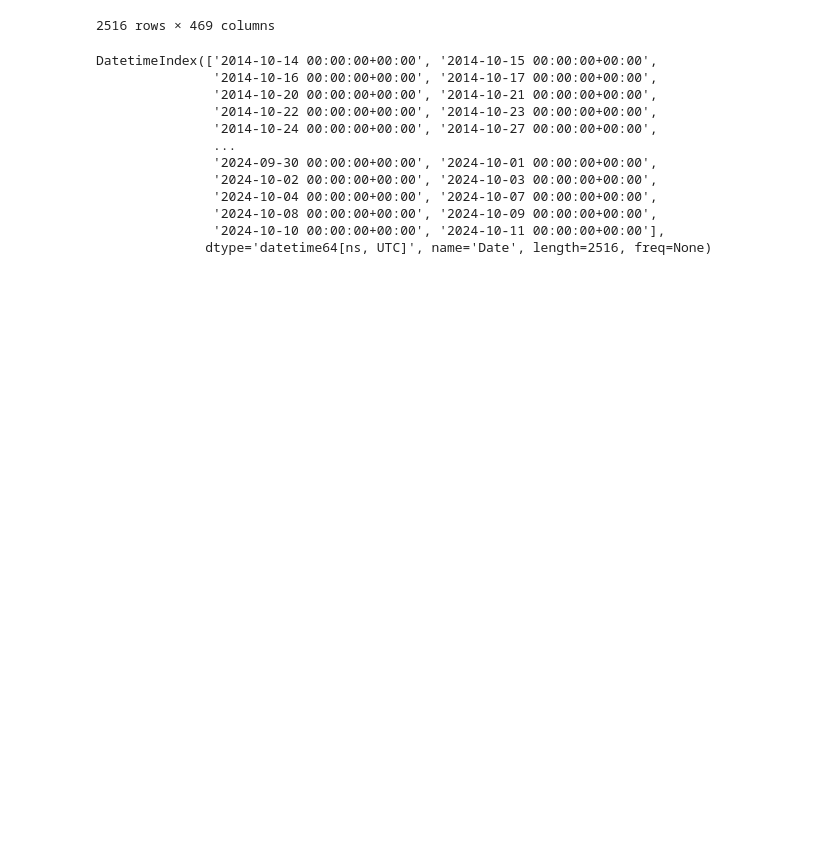
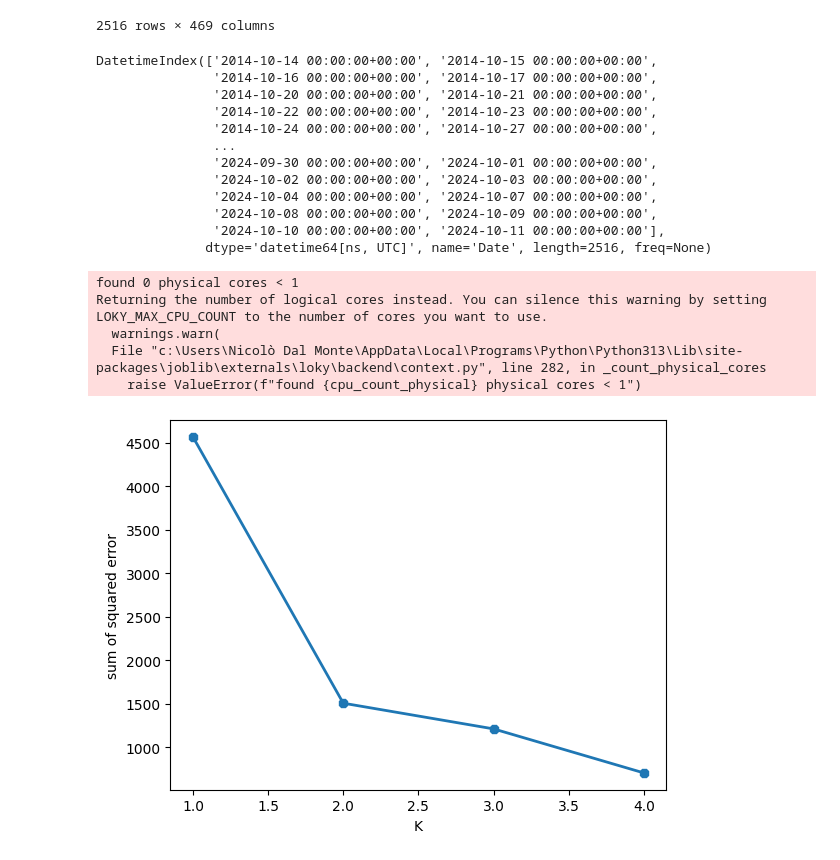
Before and after one commit to blackswan-quants/dtwclustering_sp500, a Jupyter notebook: clustering.ipynb, the cells around one changed output. Saved outputs shown, nothing was run; the diff lists cells and outputs as text; code cells hidden in the pictures; blank space fills up the shorter version.

```diff
--- a/clustering.ipynb
+++ b/clustering.ipynb
@@ -300,3 +332,13 @@ dtw_clustering = DTWClustering(df_sp500_first_50)
+# %%
+#elbow method for kmeans clustering
+dtw_clustering.elbow_method()
+# %% [output]
+found 0 physical cores < 1
+Returning the number of logical cores instead. You can silence this warning by setting LOKY_MAX_CPU_COUNT to the number of cores you want to use.
+  warnings.warn(
+  File "c:\Users\Nicolò Dal Monte\AppData\Local\Programs\Python\Python313\Lib\site-packages\joblib\externals\loky\backend\context.py", line 282, in _count_physical_cores
+    raise ValueError(f"found {cpu_count_physical} physical cores < 1")
+[figure, added]
 # %%
 
 # 1. Hierarchical Clustering with Euclidean Distance
```
Also changed, not shown: parts of 4 cells of this notebook.
